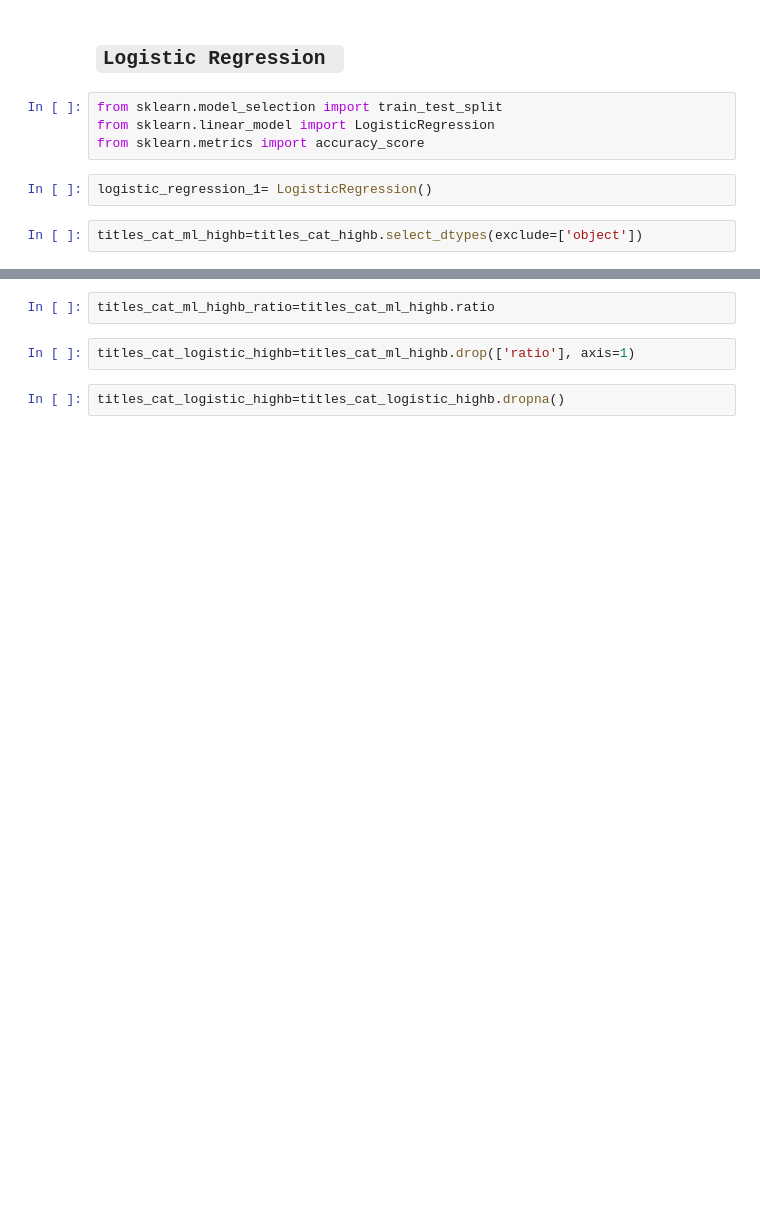
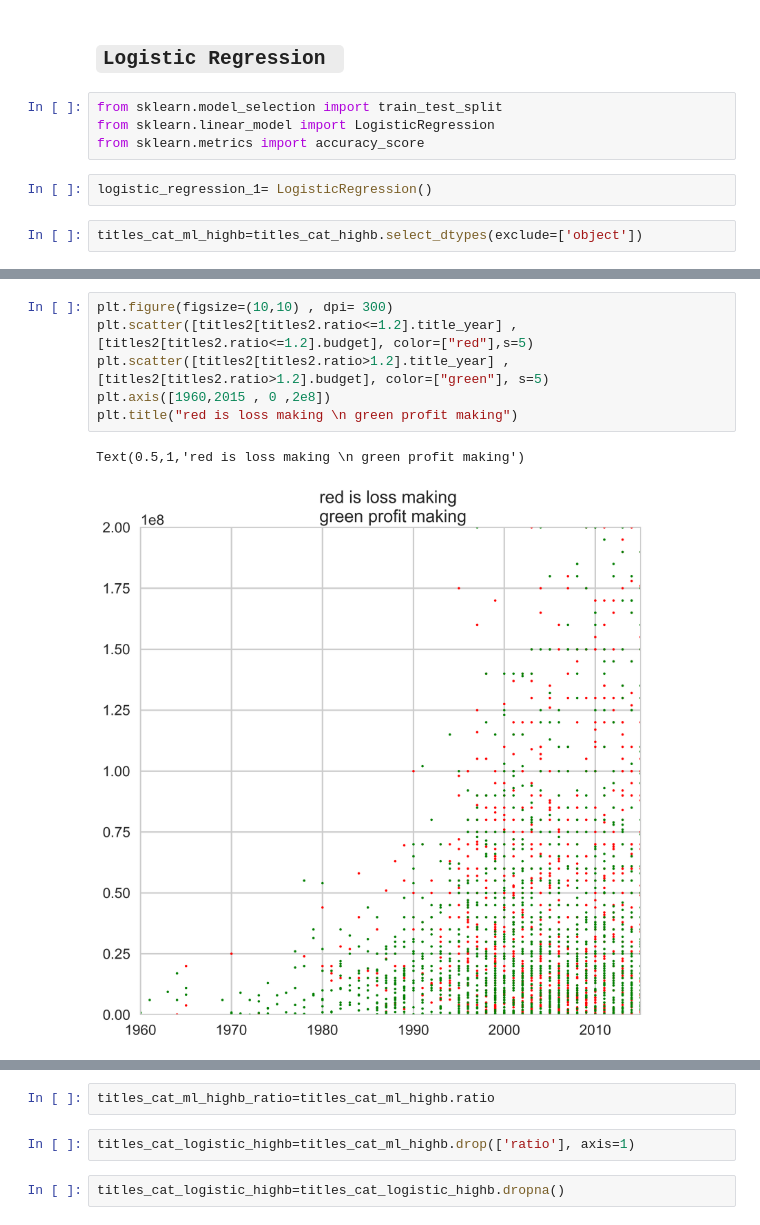
Before and after one commit to mrkulkarni1/movie_success_classifier, a Jupyter notebook: imdb_project/movie_classifier.ipynb, the cells around one changed output, grey strips where cells are left out. Cells and saved outputs as stored; diff of their text form; blank space fills up the shorter version.

```diff
--- a/imdb_project/movie_classifier.ipynb
+++ b/imdb_project/movie_classifier.ipynb
@@ -406,0 +431,9 @@ titles_cat_ml_highb=titles_cat_highb.select_dtypes(exclude=['object'])
+# %%
+plt.figure(figsize=(10,10) , dpi= 300)
+plt.scatter([titles2[titles2.ratio<=1.2].title_year] , [titles2[titles2.ratio<=1.2].budget], color=["red"],s=5)
+plt.scatter([titles2[titles2.ratio>1.2].title_year] , [titles2[titles2.ratio>1.2].budget], color=["green"], s=5)
+plt.axis([1960,2015 , 0 ,2e8])
+plt.title("red is loss making \n green profit making")
+# %% [output]
+Text(0.5,1,'red is loss making \n green profit making')
+[figure, added]
```
Also changed, not shown: parts of 45 cells of this notebook.
